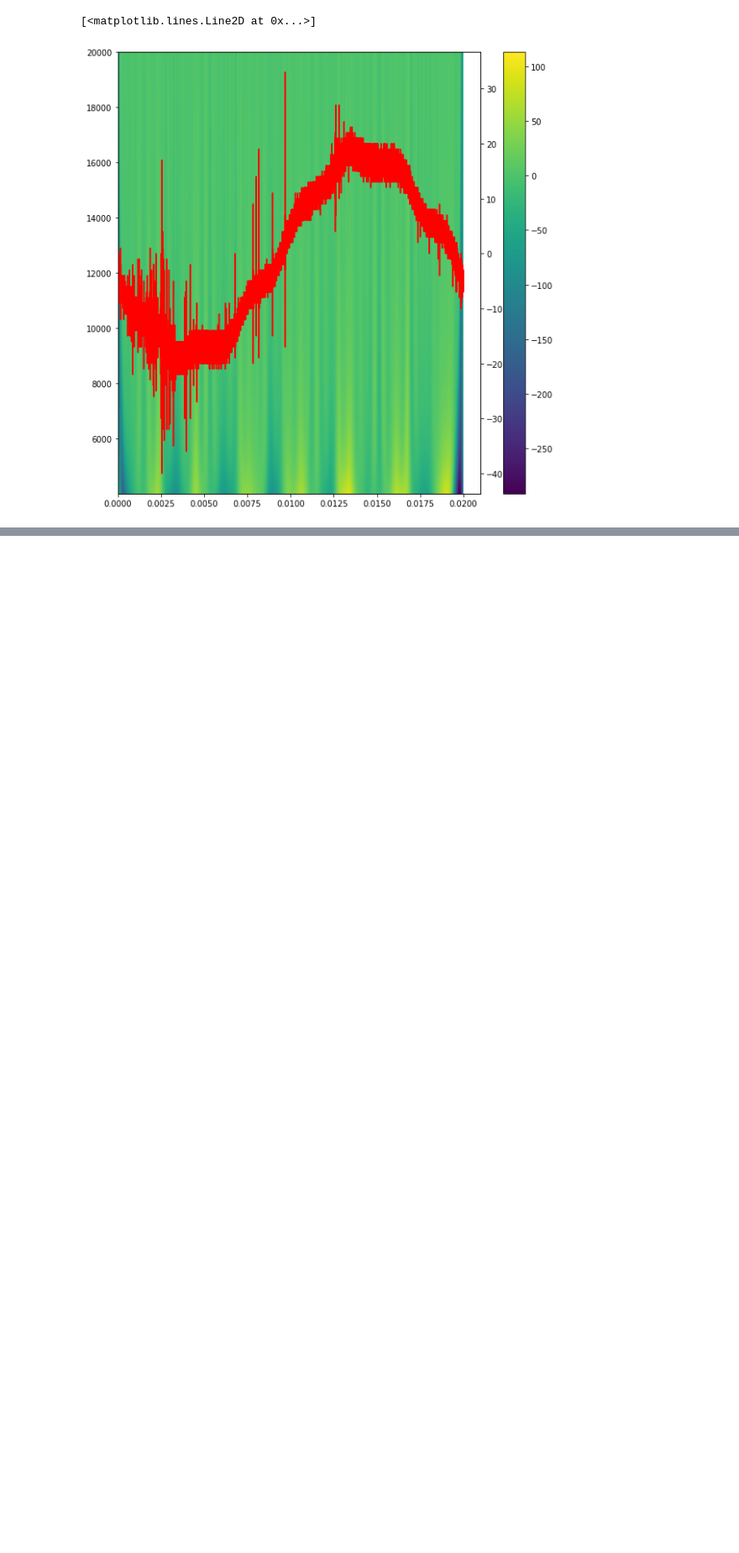
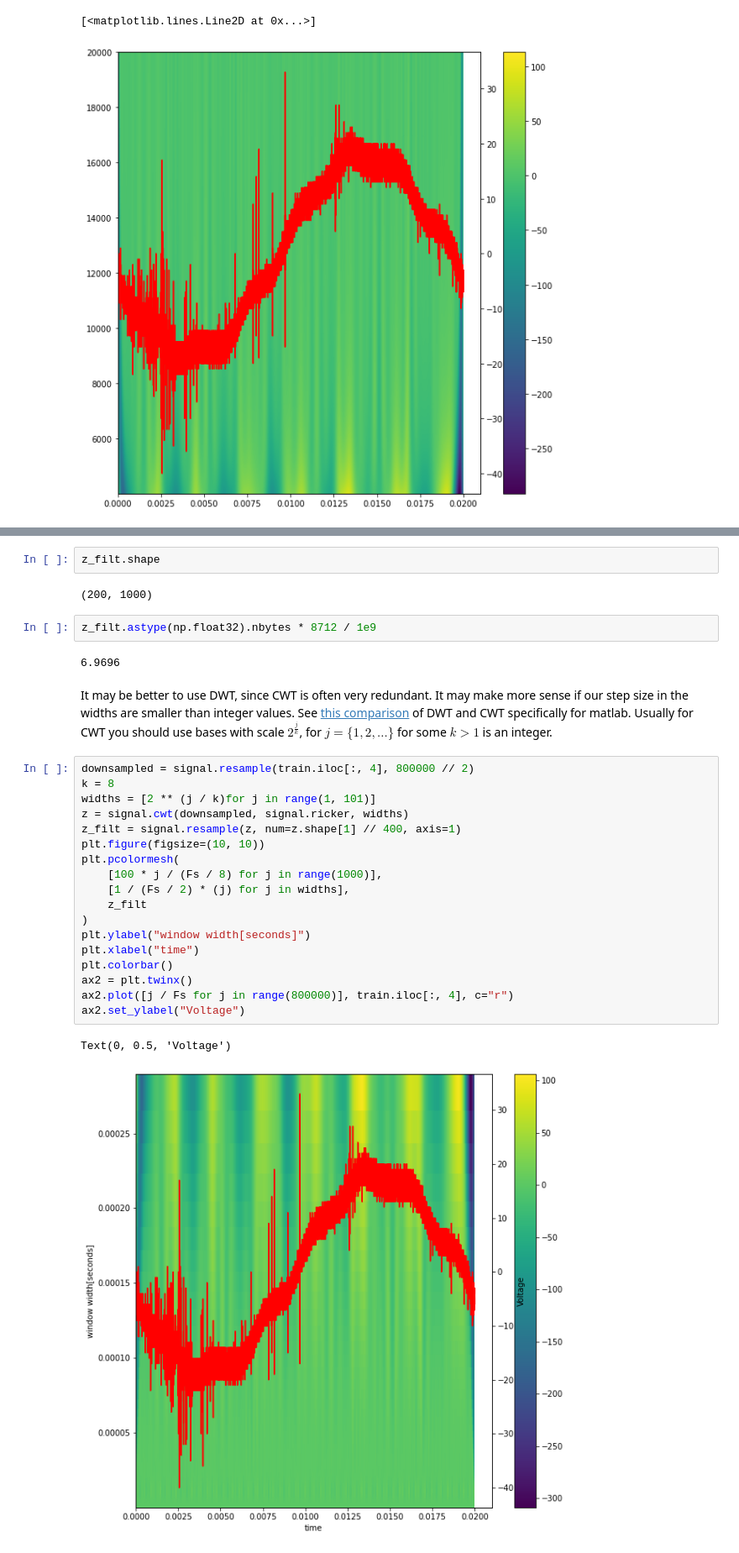
Before and after one commit to tqhdesilva/AMATH582FinalProject, a Jupyter notebook: notebooks/Spectrograms.ipynb, the cells around one changed output, grey strips where cells are left out. Shown at 84% size. Saved outputs shown, nothing was run; the diff lists cells and outputs as text; blank space fills up the shorter version.

```diff
--- a/notebooks/Spectrograms.ipynb
+++ b/notebooks/Spectrograms.ipynb
@@ -161,0 +196,33 @@ ax2.plot([j / Fs for j in range(800000)], train.iloc[:, 4], c="r")
+# %%
+z_filt.shape
+# %% [output]
+(200, 1000)
+# %%
+z_filt.astype(np.float32).nbytes * 8712 / 1e9
+# %% [output]
+6.9696
+# %% [markdown]
+It may be better to use DWT, since CWT is often very redundant. It may make more sense if our step size in the widths are smaller than integer values.
+See [this comparison](https://www.mathworks.com/help/wavelet/gs/continuous-and-discrete-wavelet-transforms.html) of DWT and CWT specifically for matlab.
+Usually for CWT you should use bases with scale $2^{\frac{j}{k}}$, for $j = \{1, 2, ...\}$ for some $k \gt 1$ is an integer.
+# %%
+downsampled = signal.resample(train.iloc[:, 4], 800000 // 2)
+k = 8
+widths = [2 ** (j / k)for j in range(1, 101)]
+z = signal.cwt(downsampled, signal.ricker, widths)
+z_filt = signal.resample(z, num=z.shape[1] // 400, axis=1)
+plt.figure(figsize=(10, 10))
+plt.pcolormesh(
+    [100 * j / (Fs / 8) for j in range(1000)],
+    [1 / (Fs / 2) * (j) for j in widths],
+    z_filt
+)
+plt.ylabel("window width[seconds]")
+plt.xlabel("time")
+plt.colorbar()
+ax2 = plt.twinx()
+ax2.plot([j / Fs for j in range(800000)], train.iloc[:, 4], c="r")
+ax2.set_ylabel("Voltage")
+# %% [output]
+Text(0, 0.5, 'Voltage')
+[figure, added]
```
Also changed, not shown: parts of 6 cells of this notebook.
